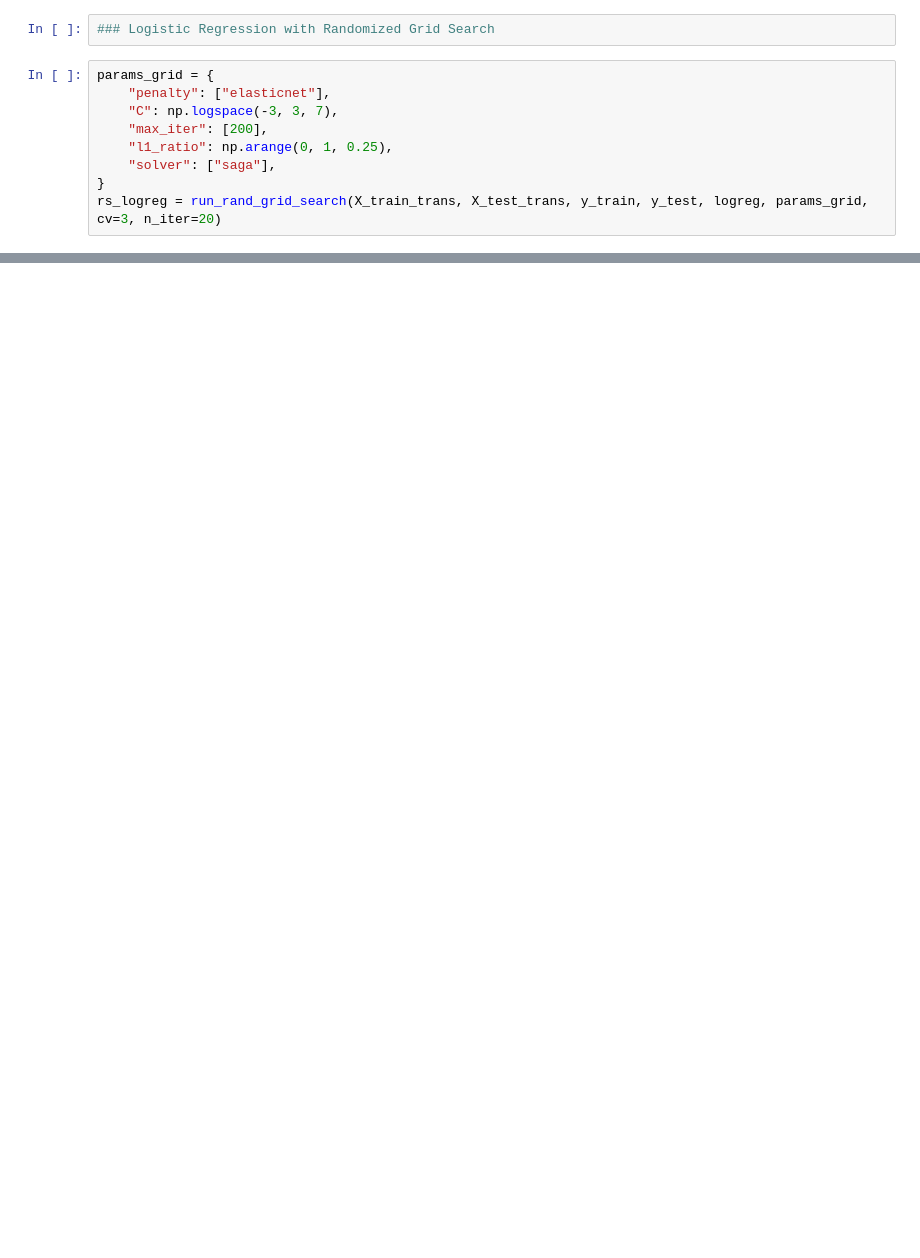
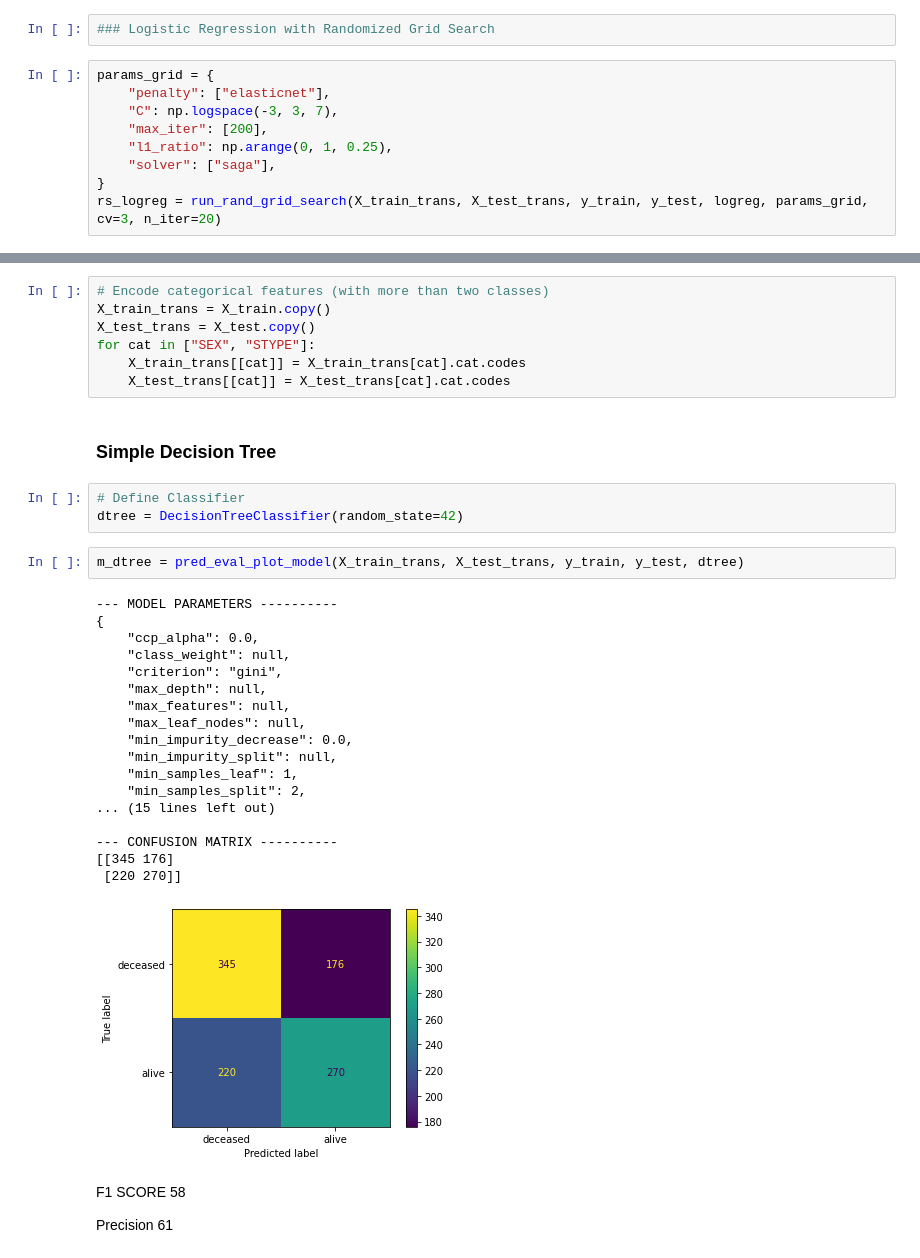
Before and after one commit to EnHaHB/Capstone, a Jupyter notebook: 04_capstone_model_14.ipynb, the cells around one changed output, grey strips where cells are left out. Cells and saved outputs as stored; diff of their text form; blank space fills up the shorter version.

```diff
--- a/04_capstone_model_14.ipynb
+++ b/04_capstone_model_14.ipynb
@@ -417,0 +525,37 @@ rs_logreg = run_rand_grid_search(X_train_trans, X_test_trans, y_train, y_test, l
+# %%
+# Encode categorical features (with more than two classes)
+X_train_trans = X_train.copy()
+X_test_trans = X_test.copy()
+for cat in ["SEX", "STYPE"]:
+    X_train_trans[[cat]] = X_train_trans[cat].cat.codes
+    X_test_trans[[cat]] = X_test_trans[cat].cat.codes
+# %% [markdown]
+### Simple Decision Tree
+# %%
+# Define Classifier
+dtree = DecisionTreeClassifier(random_state=42)
+# %%
+m_dtree = pred_eval_plot_model(X_train_trans, X_test_trans, y_train, y_test, dtree)
+# %% [output]
+--- MODEL PARAMETERS ----------
+{
+    "ccp_alpha": 0.0,
+    "class_weight": null,
+    "criterion": "gini",
+    "max_depth": null,
+    "max_features": null,
+    "max_leaf_nodes": null,
+    "min_impurity_decrease": 0.0,
+    "min_impurity_split": null,
+    "min_samples_leaf": 1,
+    "min_samples_split": 2,
+... (15 lines left out)
+
+--- CONFUSION MATRIX ----------
+[[345 176]
+ [220 270]]
+[figure, added]
+# %% [markdown]
+F1 SCORE 58
+
+Precision 61
```
Also changed, not shown: parts of 42 cells of this notebook, 3 other files.
